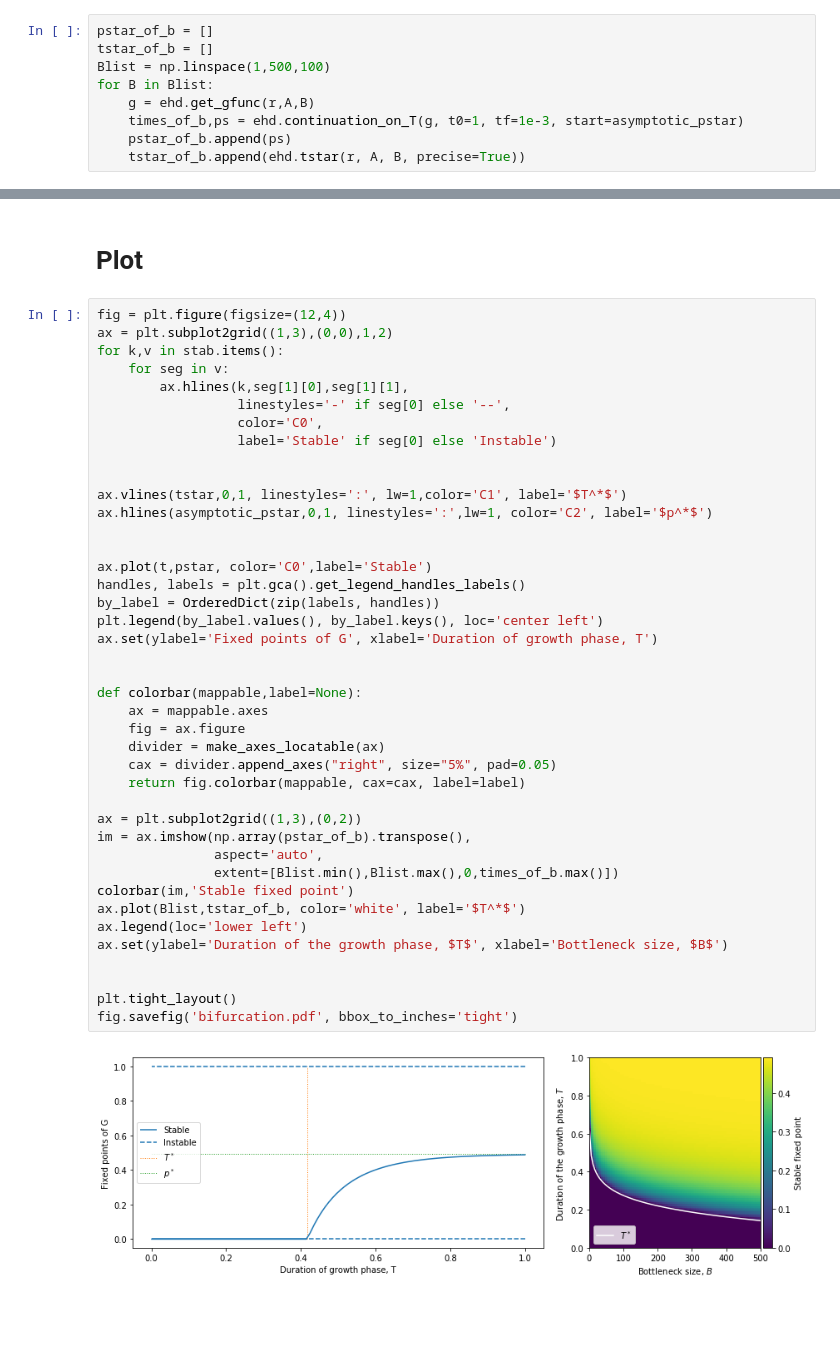
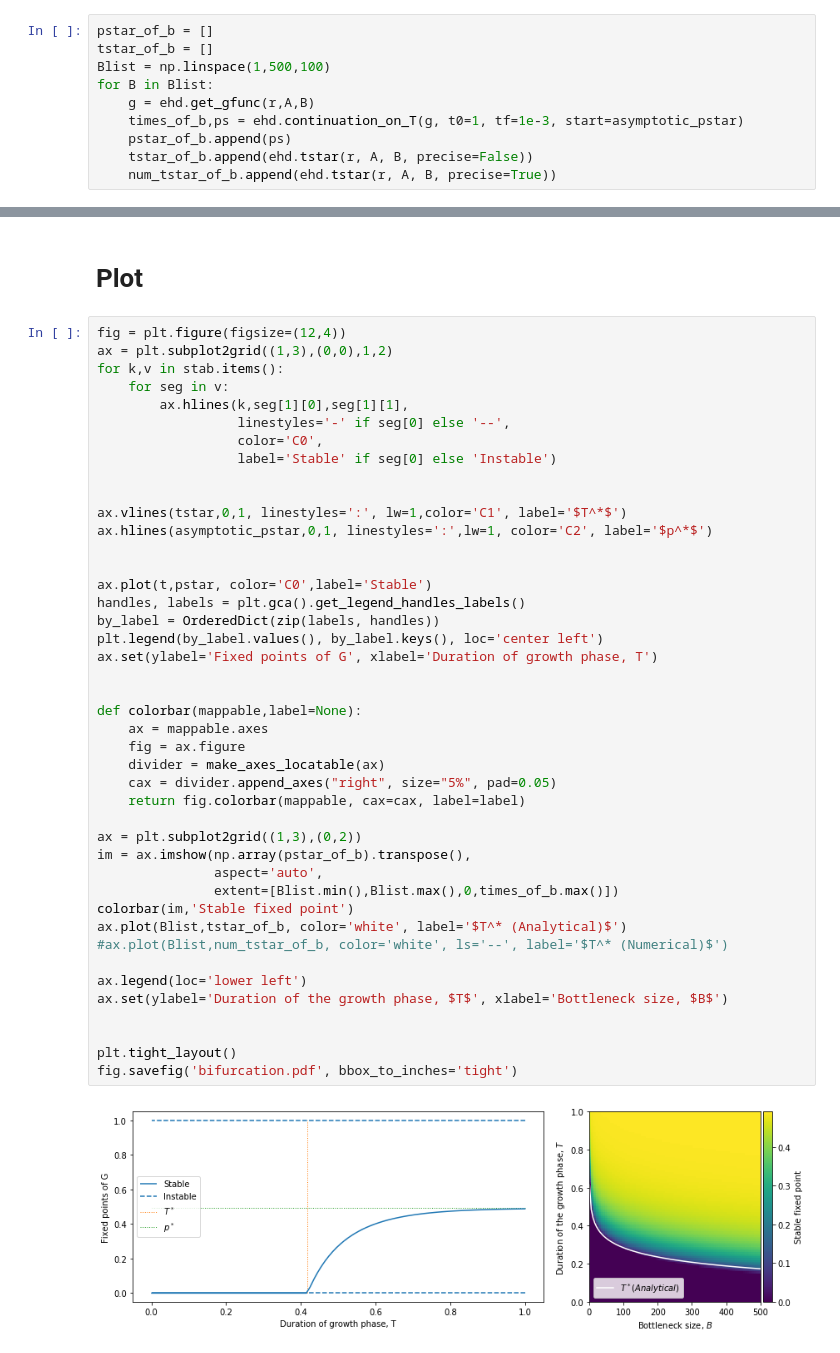
Before and after one commit to elifesciences-publications/estaudel, a Jupyter notebook: evolution_of_heredity/bifurcation.ipynb, the cells around one changed output, grey strips where cells are left out. Cells and saved outputs as stored; diff of their text form; blank space fills up the shorter version.

```diff
--- a/evolution_of_heredity/bifurcation.ipynb
+++ b/evolution_of_heredity/bifurcation.ipynb
@@ -38,7 +38,8 @@ for B in Blist:
     g = ehd.get_gfunc(r,A,B)
     times_of_b,ps = ehd.continuation_on_T(g, t0=1, tf=1e-3, start=asymptotic_pstar)
     pstar_of_b.append(ps)
-    tstar_of_b.append(ehd.tstar(r, A, B, precise=True))
+    tstar_of_b.append(ehd.tstar(r, A, B, precise=False))
+    num_tstar_of_b.append(ehd.tstar(r, A, B, precise=True))
 # %% [output]
   warnings.warn(msg, RuntimeWarning)
   warnings.warn(msg, RuntimeWarning)
@@ -58,32 +59,34 @@ for k,v in stab.items():
 ax.vlines(tstar,0,1, linestyles=':', lw=1,color='C1', label='$T^*$')
 ax.hlines(asymptotic_pstar,0,1, linestyles=':',lw=1, color='C2', label='$p^*$')
 
 
 ax.plot(t,pstar, color='C0',label='Stable')
 handles, labels = plt.gca().get_legend_handles_labels()
 by_label = OrderedDict(zip(labels, handles))
 plt.legend(by_label.values(), by_label.keys(), loc='center left')
 ax.set(ylabel='Fixed points of G', xlabel='Duration of growth phase, T')
 
 
 def colorbar(mappable,label=None):
     ax = mappable.axes
     fig = ax.figure
     divider = make_axes_locatable(ax)
     cax = divider.append_axes("right", size="5%", pad=0.05)
     return fig.colorbar(mappable, cax=cax, label=label)
 
 ax = plt.subplot2grid((1,3),(0,2))
 im = ax.imshow(np.array(pstar_of_b).transpose(),
                aspect='auto',
                extent=[Blist.min(),Blist.max(),0,times_of_b.max()])
 colorbar(im,'Stable fixed point')
-ax.plot(Blist,tstar_of_b, color='white', label='$T^*$')
+ax.plot(Blist,tstar_of_b, color='white', label='$T^* (Analytical)$')
+#ax.plot(Blist,num_tstar_of_b, color='white', ls='--', label='$T^* (Numerical)$')
+
 ax.legend(loc='lower left')
 ax.set(ylabel='Duration of the growth phase, $T$', xlabel='Bottleneck size, $B$')
 
 
 plt.tight_layout()
 fig.savefig('bifurcation.pdf', bbox_to_inches='tight')
 # %% [output]
-[figure, old version]
+[figure, new version]
```
Also changed, not shown: 21 other files.
